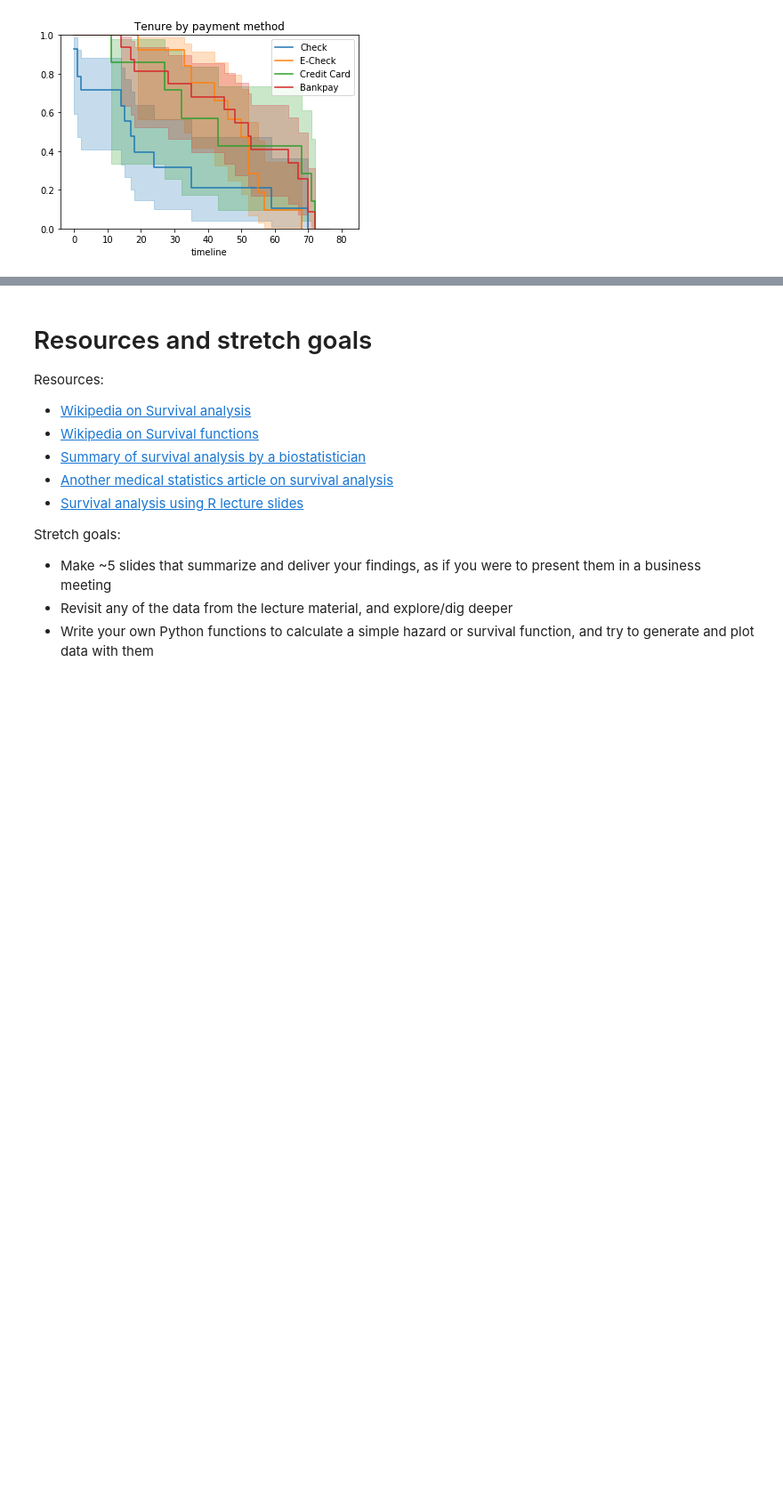
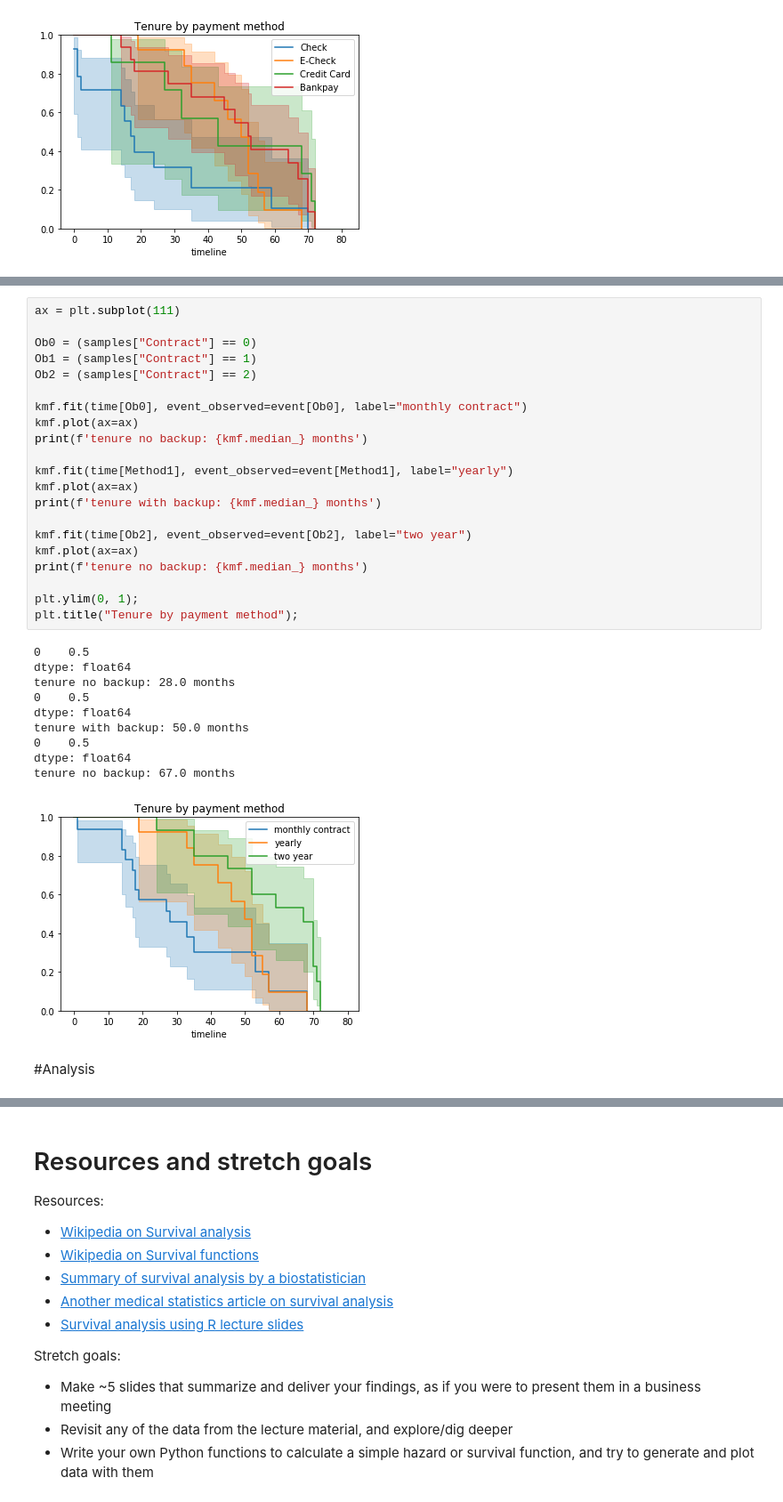
Before and after one commit to bloominstituteoftechnology/DS-Unit-2-Sprint-3-Advanced-Regression, a Jupyter notebook: Copy_of_LS_DS1_232_Survival_Analysis.ipynb, the cells around one changed output, grey strips where cells are left out. Shown at 89% size. Drawn from its saved outputs; the diff is of its cells as text; blank space fills up the shorter version.

```diff
--- a/Copy_of_LS_DS1_232_Survival_Analysis.ipynb
+++ b/Copy_of_LS_DS1_232_Survival_Analysis.ipynb
@@ -1157,0 +1209,34 @@ tenure with bankpay: 52.0 months
+# %%
+ax = plt.subplot(111)
+
+Ob0 = (samples["Contract"] == 0)
+Ob1 = (samples["Contract"] == 1)
+Ob2 = (samples["Contract"] == 2)
+
+kmf.fit(time[Ob0], event_observed=event[Ob0], label="monthly contract")
+kmf.plot(ax=ax)
+print(f'tenure no backup: {kmf.median_} months')
+
+kmf.fit(time[Method1], event_observed=event[Method1], label="yearly")
+kmf.plot(ax=ax)
+print(f'tenure with backup: {kmf.median_} months')
+
+kmf.fit(time[Ob2], event_observed=event[Ob2], label="two year")
+kmf.plot(ax=ax)
+print(f'tenure no backup: {kmf.median_} months')
+
+plt.ylim(0, 1);
+plt.title("Tenure by payment method");
+# %% [output]
+0    0.5
+dtype: float64
+tenure no backup: 28.0 months
+0    0.5
+dtype: float64
+tenure with backup: 50.0 months
+0    0.5
+dtype: float64
+tenure no backup: 67.0 months
+[figure, added]
+# %% [markdown]
+#Analysis
```
Also changed, not shown: parts of 13 cells of this notebook.
